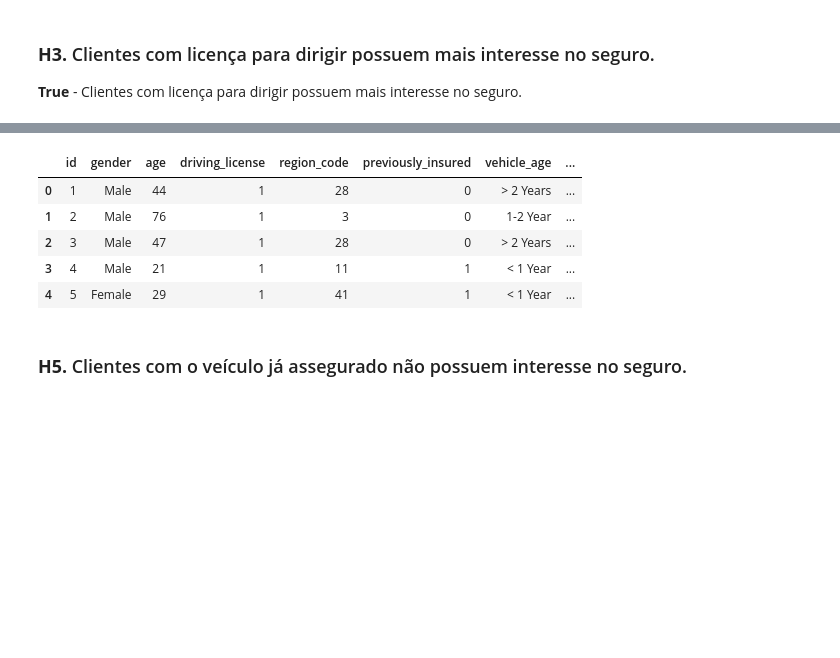
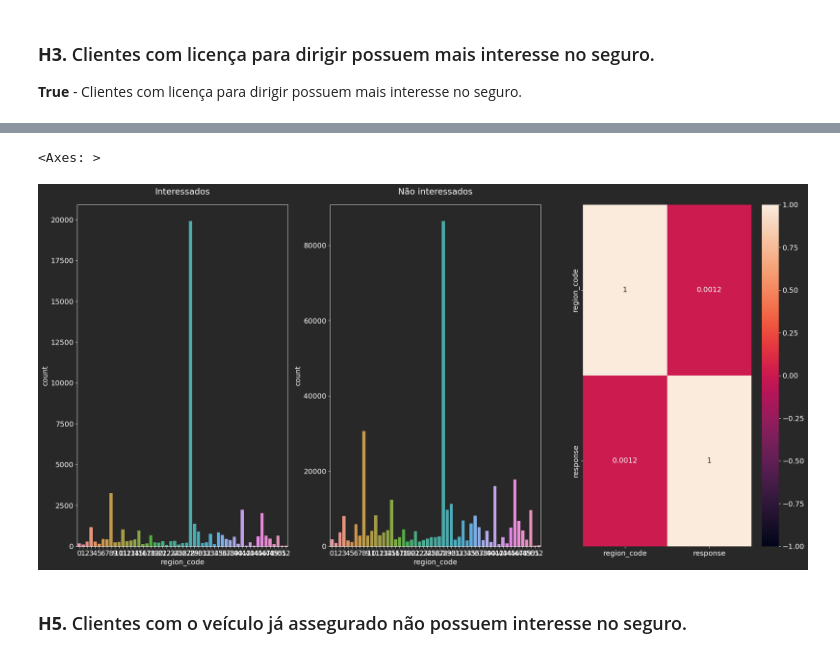
Before and after one commit to andrerochads/health_insurance_cross_sell, a Jupyter notebook: notebooks/health_insurence_c1.ipynb, the cells around one changed output, grey strips where cells are left out. Drawn from its saved outputs; the diff is of its cells as text; code cells hidden in the pictures; blank space fills up the shorter version.

```diff
--- a/notebooks/health_insurence_c1.ipynb
+++ b/notebooks/health_insurence_c1.ipynb
@@ -479,11 +480,26 @@ sns.heatmap(driving_license_corr.corr(method='spearman'), annot=True, vmin=-1, v
-# %%
-df4.head()
-# %% [output]
-|  | id | gender | age | driving_license | region_code | previously_insured | vehicle_age | ... |
-| 0 | 1 | Male | 44 | 1 | 28 | 0 | > 2 Years | ... |
-| 1 | 2 | Male | 76 | 1 | 3 | 0 | 1-2 Year | ... |
-| 2 | 3 | Male | 47 | 1 | 28 | 0 | > 2 Years | ... |
-| 3 | 4 | Male | 21 | 1 | 11 | 1 | < 1 Year | ... |
-| 4 | 5 | Female | 29 | 1 | 41 | 1 | < 1 Year | ... |
+# %%
+aux_channel_1 = df4[df4['response'] == 1]
+plt.subplot(1, 3, 1)
+sns.countplot(data=aux_channel_1, x=aux_channel_1['region_code'])
+plt.title('Interessados', pad=20)
+
+
+aux_channel_0 = df4[df4['response'] == 0]
+plt.subplot(1, 3, 2)
+sns.countplot(data=aux_channel_0, x=aux_channel_0['region_code'])
+plt.title('Não interessados', pad=20)
+
+
+plt.subplot(1, 3, 3)
+region_code_corr = df4[['region_code', 'response']].copy()
+sns.heatmap(region_code_corr.corr(method='spearman'), annot=True, vmin=-1, vmax=1)
+
+# Correlation found 0.0012: Very weak positive correlation.
+
+# channel = aux_channel_1.loc[:,['region_code', 'id']].groupby(['region_code']).count().sort_values('id', ascending=False).reset_index()
+# channel.head(10)
+# %% [output]
+<Axes: >
+[figure, added]
 # %% [markdown]
 ### **H5.** Clientes com o veículo já assegurado não possuem interesse no seguro.
```
Also changed, not shown: parts of 12 cells of this notebook.
